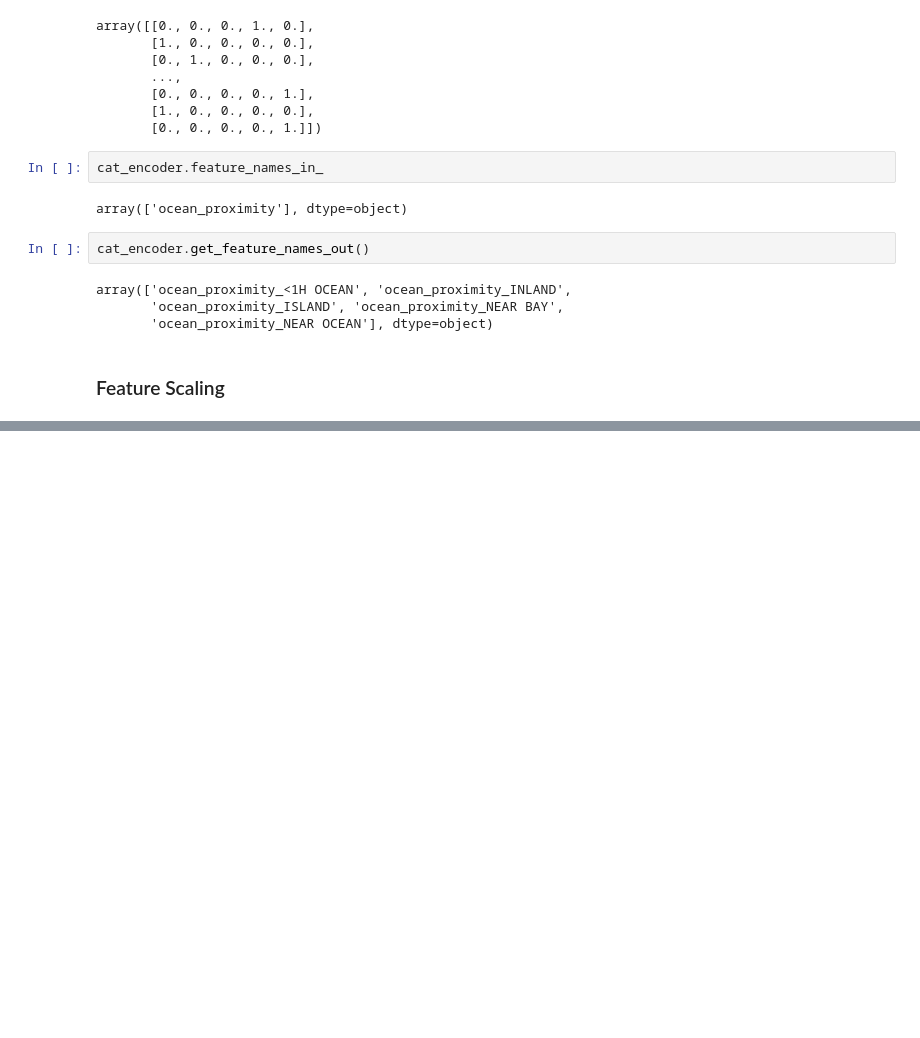
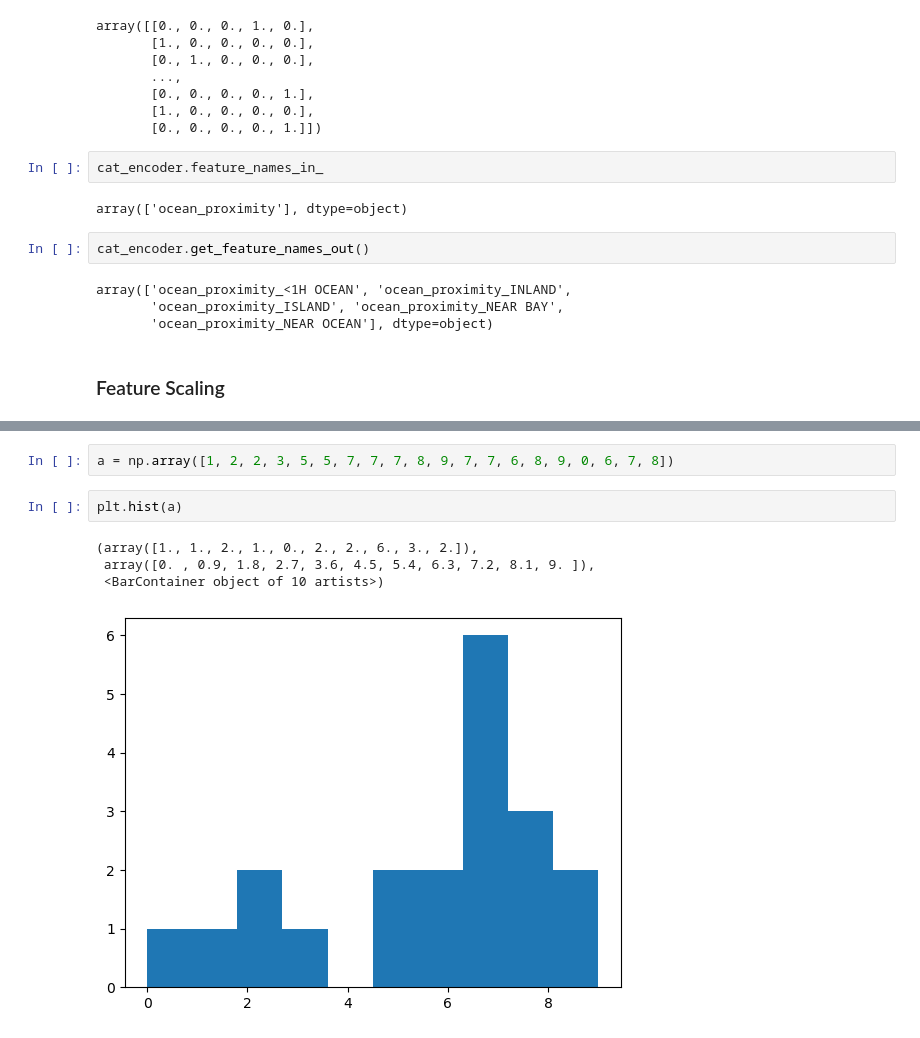
Before and after one commit to uniquerockrz/Source, a Jupyter notebook: Machine Learning/101 Hands On ML/01_End_To_End_ML_Project.ipynb, the cells around one changed output, grey strips where cells are left out. Saved outputs shown, nothing was run; the diff lists cells and outputs as text; blank space fills up the shorter version.

```diff
--- a/Machine Learning/101 Hands On ML/01_End_To_End_ML_Project.ipynb
+++ b/Machine Learning/101 Hands On ML/01_End_To_End_ML_Project.ipynb
@@ -461,0 +503,9 @@ array(['ocean_proximity_<1H OCEAN', 'ocean_proximity_INLAND',
+# %%
+a = np.array([1, 2, 2, 3, 5, 5, 7, 7, 7, 8, 9, 7, 7, 6, 8, 9, 0, 6, 7, 8])
+# %%
+plt.hist(a)
+# %% [output]
+(array([1., 1., 2., 1., 0., 2., 2., 6., 3., 2.]),
+ array([0. , 0.9, 1.8, 2.7, 3.6, 4.5, 5.4, 6.3, 7.2, 8.1, 9. ]),
+ <BarContainer object of 10 artists>)
+[figure, added]
```
Also changed, not shown: parts of 20 cells of this notebook, 2 other files.
